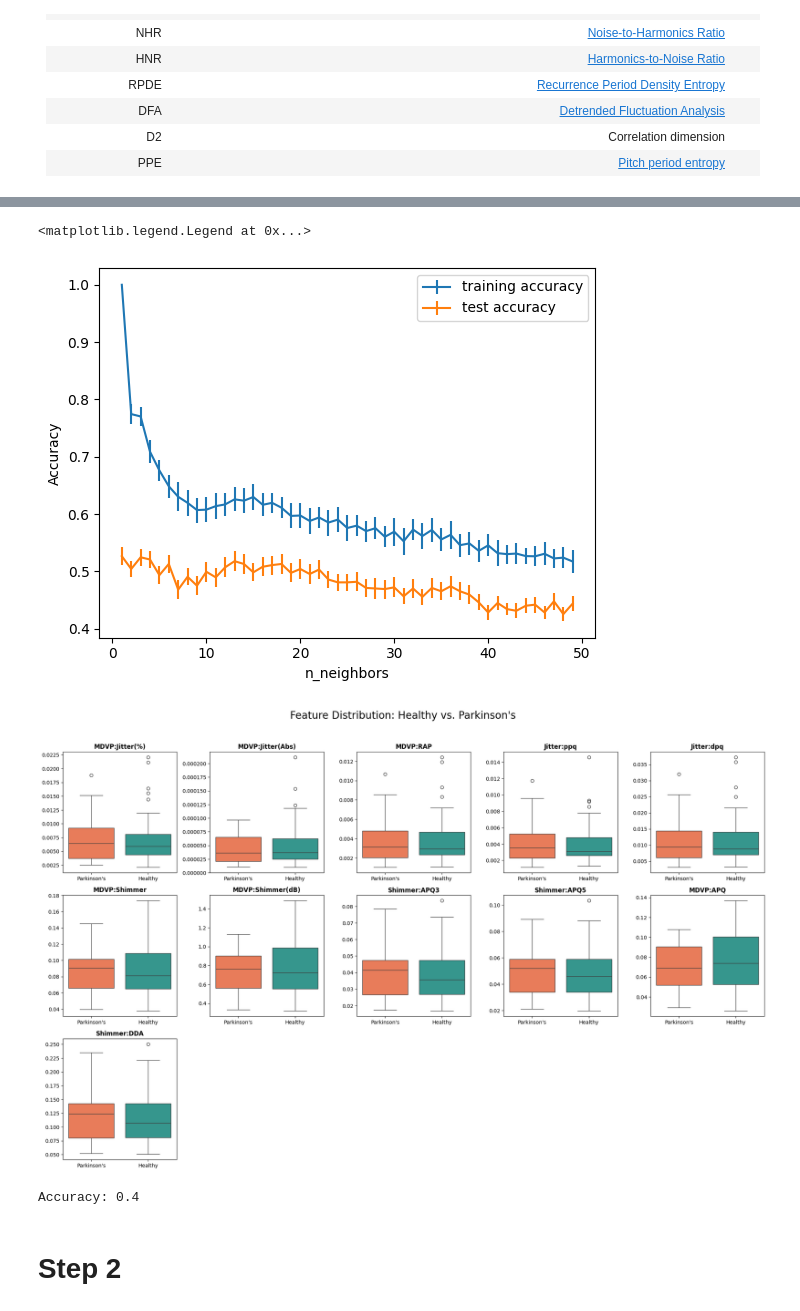
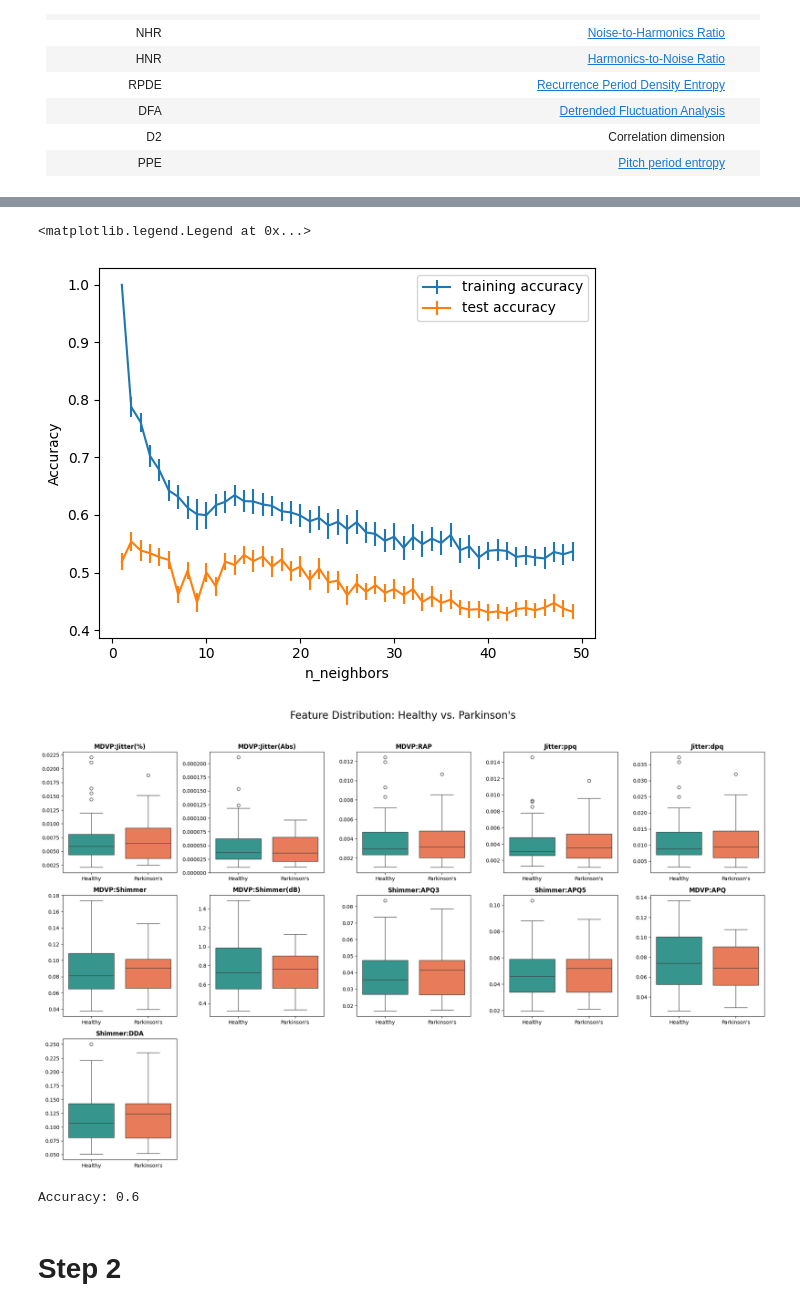
Before and after one commit to WobinWobin/mini-project, a Jupyter notebook: mini project.ipynb, the cells around one changed output, grey strips where cells are left out. Saved outputs shown, nothing was run; the diff lists cells and outputs as text; code cells hidden in the pictures.

```diff
--- a/mini project.ipynb
+++ b/mini project.ipynb
@@ -180,13 +180,27 @@ def extract_features(audio_file):
 | D2               | Correlation dimension                                                                                      |   |   |
 | PPE              | [Pitch period entropy](https://pmc.ncbi.nlm.nih.gov/articles/PMC3051371/#R23)                              |   |   |
 # %%
+directory = "pd_dataset/PD_AH"
+audio_files = load_audio_files(directory)
+directory = denoise(audio_files) # Get directory of noise_reduced audio files
+
+audio_files = load_audio_files(directory)
+feature_list = []
+for audio_file in tqdm(audio_files, f"Processing {directory}"):
+    features = extract_features(audio_file)
+    feature_list.append(features)
+
+PD = pd.DataFrame(feature_list)
+PD['target'] = 1
+# display(PD)
+
 directory = "pd_dataset/HC_AH"
 audio_files = load_audio_files(directory)
 directory = denoise(audio_files) # Get directory of noise_reduced audio files
 
 audio_files = load_audio_files(directory)
 feature_list = []
-for audio_file in tqdm(audio_files):
+for audio_file in tqdm(audio_files, f"Processing {directory}"):
     features = extract_features(audio_file)
     feature_list.append(features)
 
@@ -194,23 +208,7 @@ HC = pd.DataFrame(feature_list)
 HC['target'] = 0
 # display(HC)
 
-
-
-directory = "pd_dataset/PD_AH"
-audio_files = load_audio_files(directory)
-directory = denoise(audio_files) # Get directory of noise_reduced audio files
-
-audio_files = load_audio_files(directory)
-feature_list = []
-for audio_file in tqdm(audio_files):
-    features = extract_features(audio_file)
-    feature_list.append(features)
-
-PD = pd.DataFrame(feature_list)
-PD['target'] = 1
-# display(PD)
-
-df = pd.concat([PD, HC])
+df = pd.concat([HC, PD])
 df
 # %% [output]
 |  | MDVP:Jitter(%) | MDVP:Jitter(Abs) | MDVP:RAP | Jitter:ppq | Jitter:dpq | MDVP:Shimmer | MDVP:Shimmer(dB) | ... |
@@ -280,7 +278,7 @@ plt.xlabel("n_neighbors")
 plt.legend()
 # %% [output]
 <matplotlib.legend.Legend at 0x...>
-[figure, old version]
+[figure, new version]
 # %%
 '''Code for EDA'''
 
@@ -291,34 +289,36 @@ df["target_label"] = df["target"].map({0: "Healthy", 1: "Parkinson's"})
 feature_cols = [col for col in df.columns if col not in ['target', 'target_label']]
 
 plt.figure(figsize=(20, 16))
 
 # Define a color palette
 palette = { "Healthy": "#26a69a", "Parkinson's": "#ff7043" }
 
 # Set up the graph format
 for i, feature in enumerate(feature_cols):
     plt.subplot(4, 5, i + 1)
 
     # plot
 
     sns.boxplot(
         x="target_label",
         y=feature,
         data=df,
         palette=palette,
         hue="target_label",
         legend=False
     )
 
     plt.title(feature, fontsize=12, fontweight='bold')
     plt.xlabel("")
     plt.ylabel("")
 
 plt.suptitle("Feature Distribution: Healthy vs. Parkinson's", fontsize=20, y=1.02)
 plt.tight_layout()
 plt.show()
+
+spectral = df
 # %% [output]
-[figure, old version]
+[figure, new version]
 # %%
 '''Logistic regression with scaling for reproducibility'''
 
@@ -344,7 +344,7 @@ predictions = logreg_model.predict(X_test)
 accuracy = accuracy_score(y_test, predictions)
 print("Accuracy:", accuracy)
 # %% [output]
-Accuracy: 0.4
+Accuracy: 0.6
 # %% [markdown]
 # Step 2
 # %%
```
Also changed, not shown: parts of 21 cells of this notebook, 1 other file.
